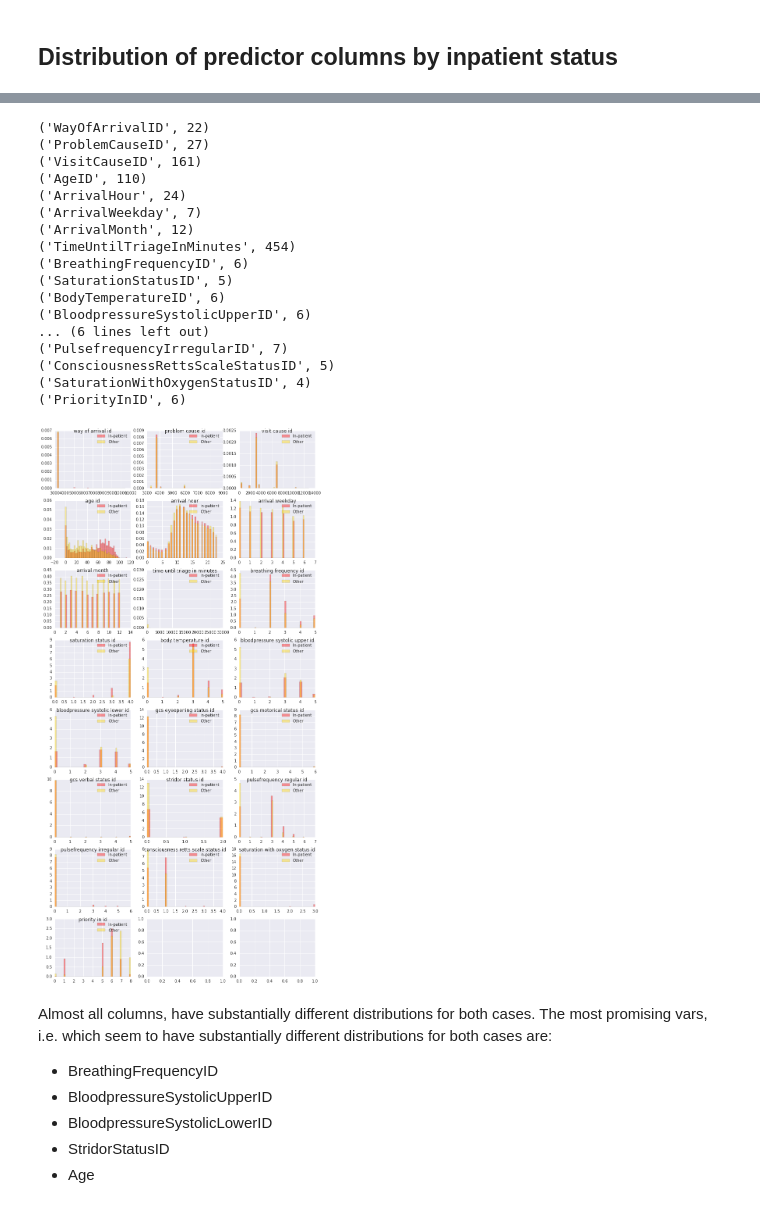
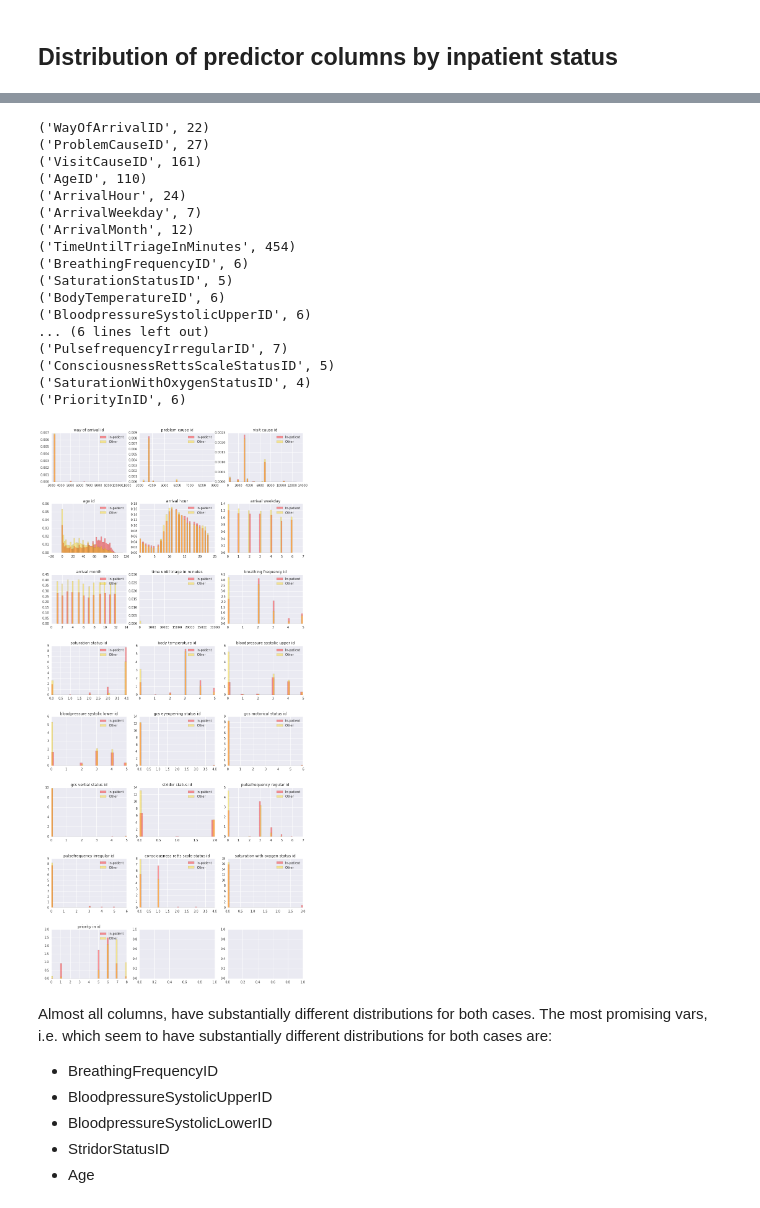
Before and after one commit to solomatov/cs109-project, a Jupyter notebook: ER.ipynb, the cells around one changed output, grey strips where cells are left out. Cells and saved outputs as stored; diff of their text form; code cells hidden in the pictures.

Commit message:
More beautiful distribution chart

```diff
--- a/ER.ipynb
+++ b/ER.ipynb
@@ -414,39 +414,39 @@ def pretty(name):
 def plot_column(ax, col):
     sns.distplot(dataclean[col][dataclean.Inpatient == 1] , kde=False, ax=ax,axlabel=False, label='In-patient', norm_hist=True,color='Red')
     sns.distplot(dataclean[col][dataclean.Inpatient == 0] , kde=False, ax=ax,axlabel=False, label='Other', norm_hist=True,color='Gold')
-    ax.set_title(pretty(col), horizontalalignment='center', verticalalignment='top')
+    ax.set_title(pretty(col), horizontalalignment='center')
 
     print (col, len(pd.unique(dataclean[col].ravel())))
 
     ax.legend()
 
 
 
-fig, axes = plt.subplots(nrows=8, ncols=3, sharex=False, sharey=False, figsize=(10, 20))
+fig, axes = plt.subplots(nrows=8, ncols=3, sharex=False, sharey=False, figsize=(12, 25))
 
-fig.tight_layout()
+fig.tight_layout(h_pad=5)
 
 for ax, col in zip(axes.ravel(), input_columns):
     plot_column(ax, col)
 # %% [output]
 ('WayOfArrivalID', 22)
 ('ProblemCauseID', 27)
 ('VisitCauseID', 161)
 ('AgeID', 110)
 ('ArrivalHour', 24)
 ('ArrivalWeekday', 7)
 ('ArrivalMonth', 12)
 ('TimeUntilTriageInMinutes', 454)
 ('BreathingFrequencyID', 6)
 ('SaturationStatusID', 5)
 ('BodyTemperatureID', 6)
 ('BloodpressureSystolicUpperID', 6)
 ... (6 lines left out)
 ('PulsefrequencyIrregularID', 7)
 ('ConsciousnessRettsScaleStatusID', 5)
 ('SaturationWithOxygenStatusID', 4)
 ('PriorityInID', 6)
-[figure, old version]
+[figure, new version]
 # %% [markdown]
 Almost all columns, have substantially different distributions for both cases. The most promising vars, i.e. which seem to have substantially different distributions for both cases are:
 
```
Also changed, not shown: parts of 1 cell of this notebook.
